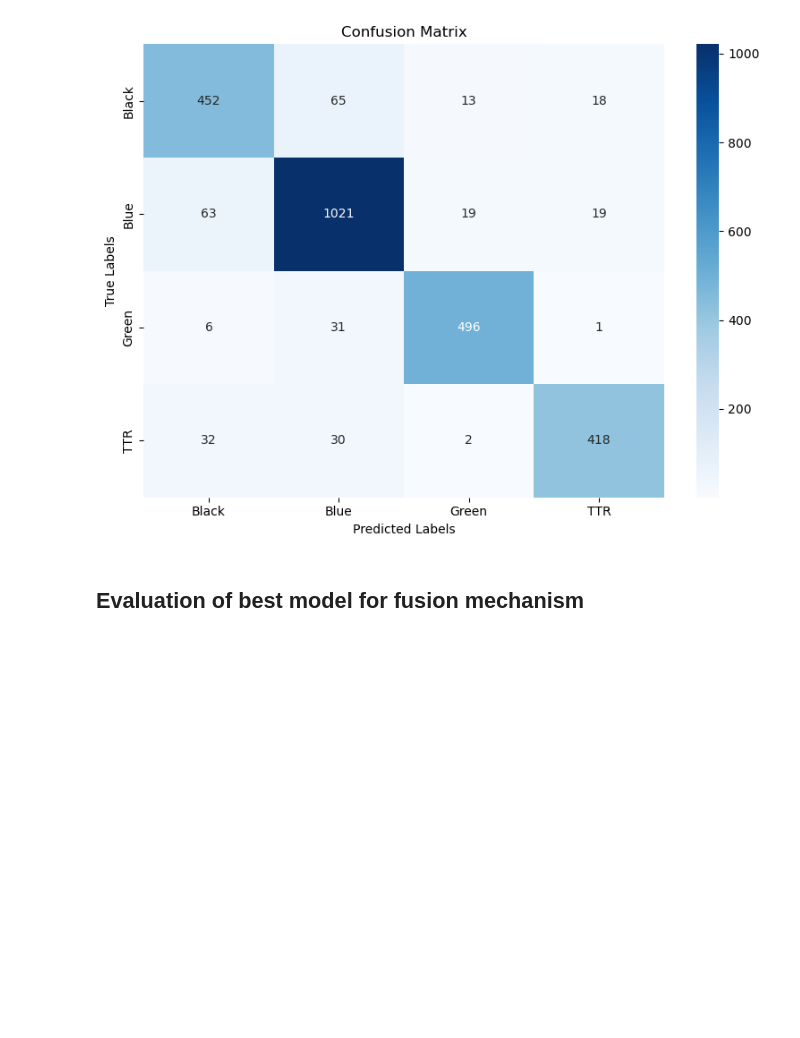
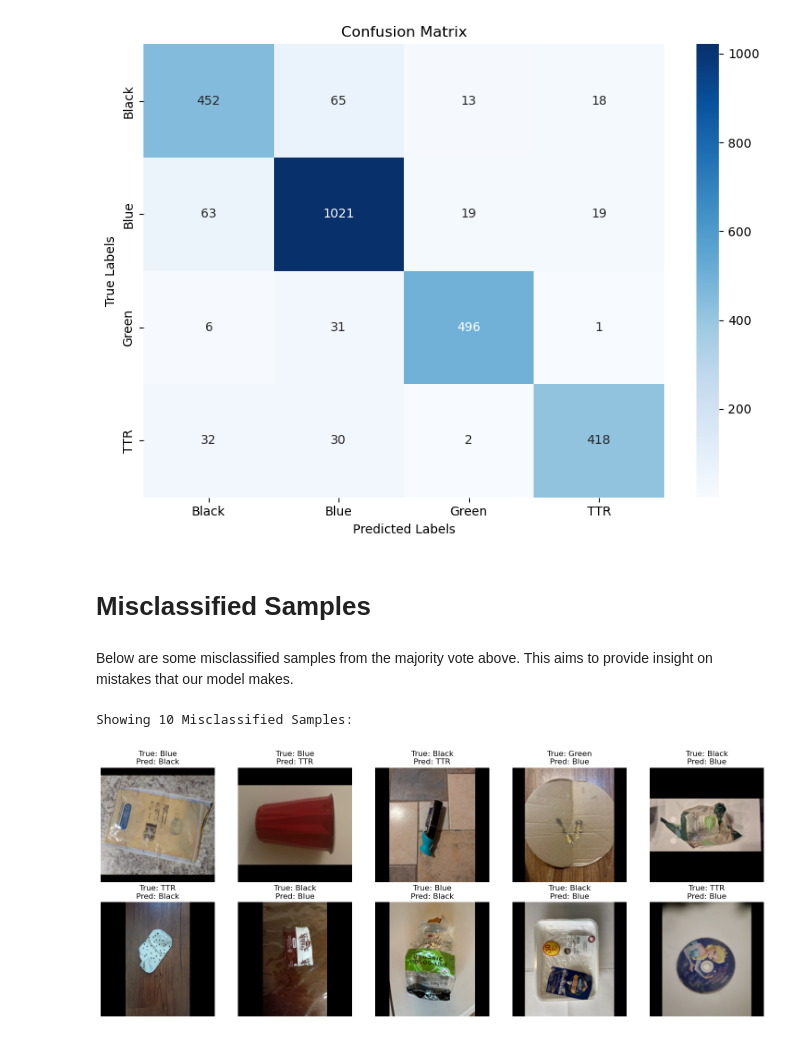
Before and after one commit to austenzhang/garbage-classification-neural-network, a Jupyter notebook: Evaluation/enel645_project_eval.ipynb, the cells around one changed output. Cells and saved outputs as stored; diff of their text form; code cells hidden in the pictures; blank space fills up the shorter version.

Commit message:
Added misclassified samples

```diff
--- a/Evaluation/enel645_project_eval.ipynb
+++ b/Evaluation/enel645_project_eval.ipynb
@@ -1360,5 +1363,3 @@ Classification Report:
    macro avg       0.89      0.88      0.89      2686
 weighted avg       0.89      0.89      0.89      2686
 [figure]
-# %% [markdown]
-## Evaluation of best model for fusion mechanism
@@ -1409,0 +1366,39 @@ weighted avg       0.89      0.89      0.89      2686
+# %% [markdown]
+# Misclassified Samples
+# %% [markdown]
+Below are some misclassified samples from the majority vote above. This aims to provide insight on mistakes that our model makes.
+# %%
+# --- Collect Misclassified Samples ---
+misclassified = []
+for i in range(len(true_labels)):
+    if majority_preds[i] != true_labels[i]:
+        misclassified.append({
+            "index": i,
+            "image_path": test_image_paths[i],
+            "true_label": true_labels[i],
+            "pred_label": majority_preds[i]
+        })
+
+# --- Display Misclassified Samples ---
+def show_misclassified_images(misclassified, class_labels, max_display=6):
+    if not misclassified:
+        print("No misclassified samples to show.")
+        return
+
+    plt.figure(figsize=(15, 6))
+    for i, sample in enumerate(misclassified[:max_display]):
+        image = Image.open(sample["image_path"]).convert("RGB")
+        image = image.resize((224, 224))  # Match input size
+
+        plt.subplot(2, (max_display + 1) // 2, i + 1)
+        plt.imshow(image)
+        plt.axis("off")
+        plt.title(f"True: {class_labels[sample['true_label']]}\nPred: {class_labels[sample['pred_label']]}")
+    plt.tight_layout()
+    plt.show()
+
+print(f"\nShowing {min(10, len(misclassified))} Misclassified Samples:")
+show_misclassified_images(misclassified, class_labels=CLASSES, max_display=10)
+# %% [output]
+Showing 10 Misclassified Samples:
+[figure, added]
```
Also changed, not shown: parts of 4 cells of this notebook.
